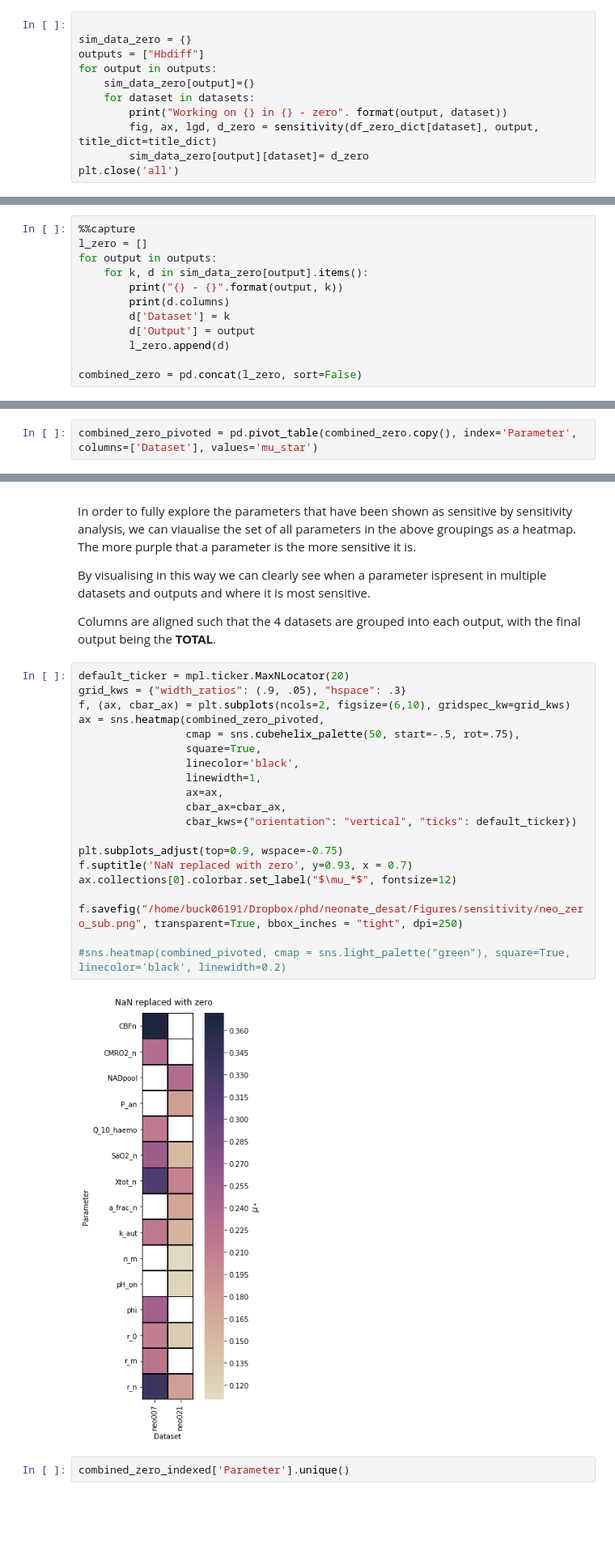
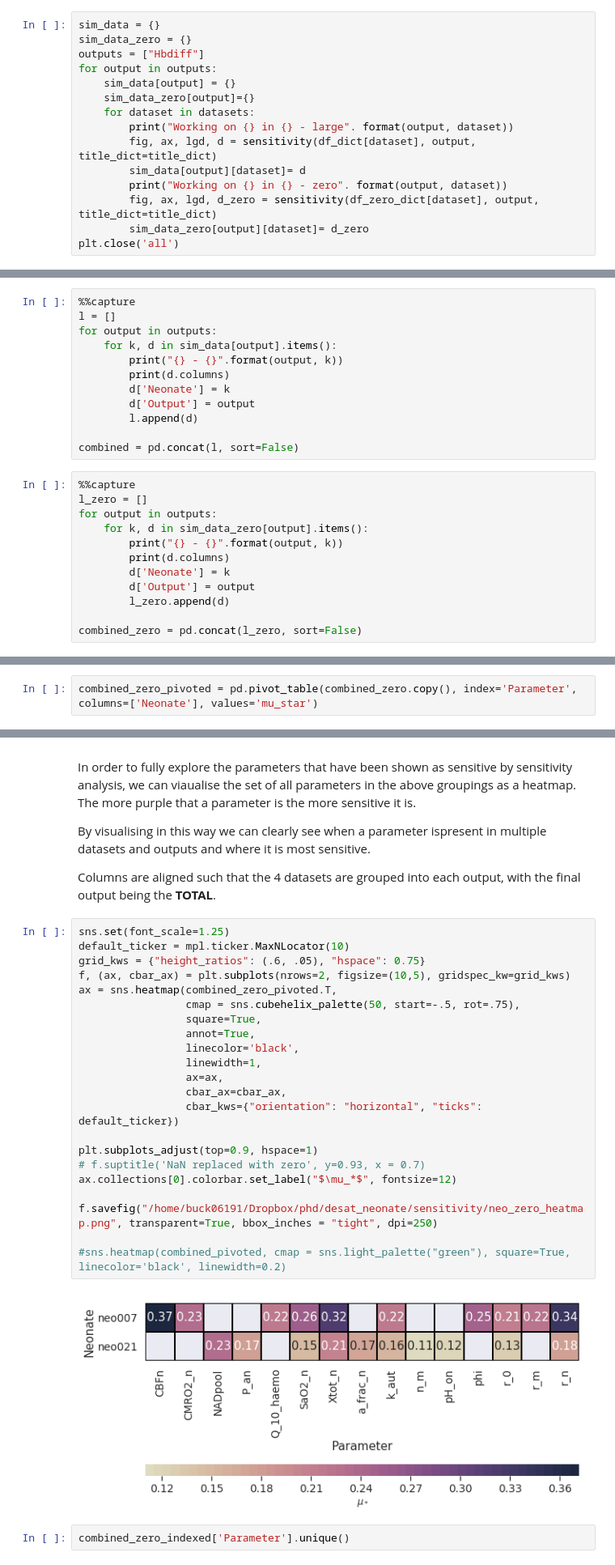
Before and after one commit to multimodalspectroscopy/neonatal-desat-modelling, a Jupyter notebook: results_processing/sensitivity_analysis/notebooks/neonate_SA.ipynb, the cells around one changed output, grey strips where cells are left out. Shown at 81% size. Drawn from its saved outputs; the diff is of its cells as text; blank space fills up the shorter version.

```diff
--- a/results_processing/sensitivity_analysis/notebooks/neonate_SA.ipynb
+++ b/results_processing/sensitivity_analysis/notebooks/neonate_SA.ipynb
@@ -73,12 +74,16 @@ def sensitivity(df, output, title_dict=None):
 
     return fig, ax, lgd, sens_head
 # %%
-
+sim_data = {}
 sim_data_zero = {}
 outputs = ["Hbdiff"]
 for output in outputs:
+    sim_data[output] = {}
     sim_data_zero[output]={}
     for dataset in datasets:
+        print("Working on {} in {} - large". format(output, dataset))
+        fig, ax, lgd, d = sensitivity(df_dict[dataset], output, title_dict=title_dict)
+        sim_data[output][dataset]= d
         print("Working on {} in {} - zero". format(output, dataset))
         fig, ax, lgd, d_zero = sensitivity(df_zero_dict[dataset], output, title_dict=title_dict)
         sim_data_zero[output][dataset]= d_zero
@@ -109,5 +96,17 @@ sim_data_zero
 # %% [markdown]
 # Combined data #
+# %%
+%%capture
+l = []
+for output in outputs:
+    for k, d in sim_data[output].items():
+        print("{} - {}".format(output, k))
+        print(d.columns)
+        d['Neonate'] = k
+        d['Output'] = output
+        l.append(d)
+
+combined = pd.concat(l, sort=False)
 # %%
 %%capture
 l_zero = []
@@ -115,7 +114,7 @@ for output in outputs:
     for k, d in sim_data_zero[output].items():
         print("{} - {}".format(output, k))
         print(d.columns)
-        d['Dataset'] = k
+        d['Neonate'] = k
         d['Output'] = output
         l_zero.append(d)
 
@@ -171,5 +169,5 @@ combined_zero_indexed = combined_zero.copy().set_index(['Dataset'])
 # %%
-combined_zero_pivoted = pd.pivot_table(combined_zero.copy(), index='Parameter', columns=['Dataset'], values='mu_star')
+combined_zero_pivoted = pd.pivot_table(combined_zero.copy(), index='Parameter', columns=['Neonate'], values='mu_star')
 # %%
 combined_zero_pivoted=combined_zero_pivoted.replace(0, np.nan)
 # %% [markdown]
@@ -181,27 +179,29 @@ By visualising in this way we can clearly see when a parameter ispresent in mult
 
 Columns are aligned such that the 4 datasets are grouped into each output, with the final output being the __TOTAL__.
 # %%
-default_ticker = mpl.ticker.MaxNLocator(20)
-grid_kws = {"width_ratios": (.9, .05), "hspace": .3}
-f, (ax, cbar_ax) = plt.subplots(ncols=2, figsize=(6,10), gridspec_kw=grid_kws)
-ax = sns.heatmap(combined_zero_pivoted,
+sns.set(font_scale=1.25)
+default_ticker = mpl.ticker.MaxNLocator(10)
+grid_kws = {"height_ratios": (.6, .05), "hspace": 0.75}
+f, (ax, cbar_ax) = plt.subplots(nrows=2, figsize=(10,5), gridspec_kw=grid_kws)
+ax = sns.heatmap(combined_zero_pivoted.T,
                  cmap = sns.cubehelix_palette(50, start=-.5, rot=.75),
                  square=True,
+                 annot=True,
                  linecolor='black',
                  linewidth=1,
                  ax=ax,
                  cbar_ax=cbar_ax,
-                 cbar_kws={"orientation": "vertical", "ticks": default_ticker})
+                 cbar_kws={"orientation": "horizontal", "ticks": default_ticker})
 
-plt.subplots_adjust(top=0.9, wspace=-0.75)
-f.suptitle('NaN replaced with zero', y=0.93, x = 0.7)
+plt.subplots_adjust(top=0.9, hspace=1)
+# f.suptitle('NaN replaced with zero', y=0.93, x = 0.7)
 ax.collections[0].colorbar.set_label("$\mu_*$", fontsize=12)
 
-f.savefig("/home/buck06191/Dropbox/phd/neonate_desat/Figures/sensitivity/neo_zero_sub.png", transparent=True, bbox_inches = "tight", dpi=250)
+f.savefig("/home/buck06191/Dropbox/phd/desat_neonate/sensitivity/neo_zero_heatmap.png", transparent=True, bbox_inches = "tight", dpi=250)
 
 #sns.heatmap(combined_pivoted, cmap = sns.light_palette("green"), square=True, linecolor='black', linewidth=0.2)
 # %% [output]
-[figure, old version]
+[figure, new version]
 # %%
 combined_zero_indexed['Parameter'].unique()
 # %% [output]
```
Also changed, not shown: parts of 10 cells of this notebook.
